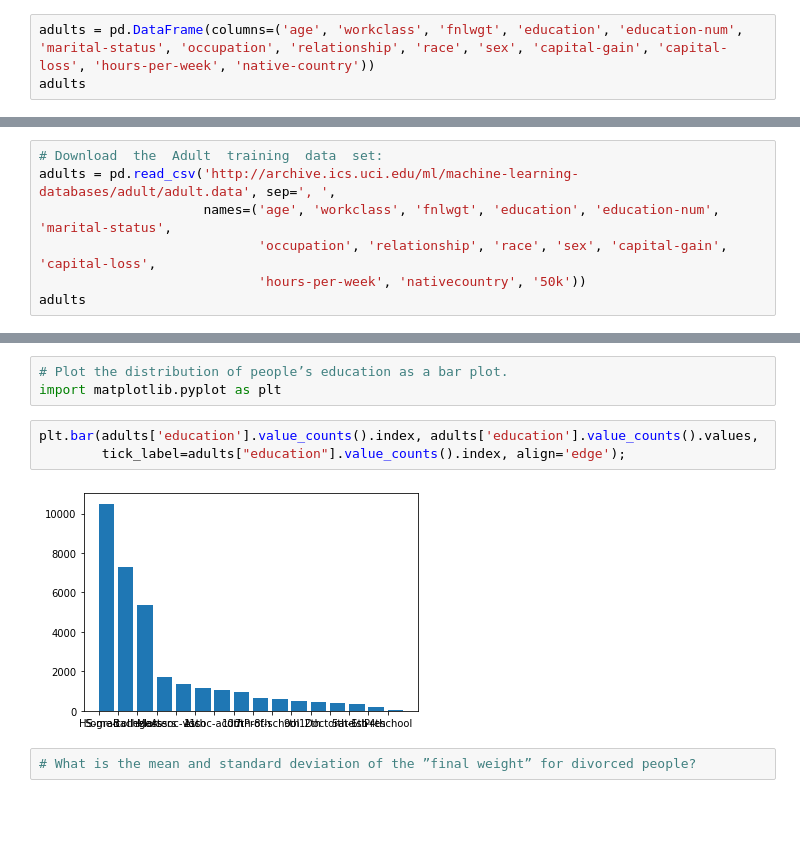
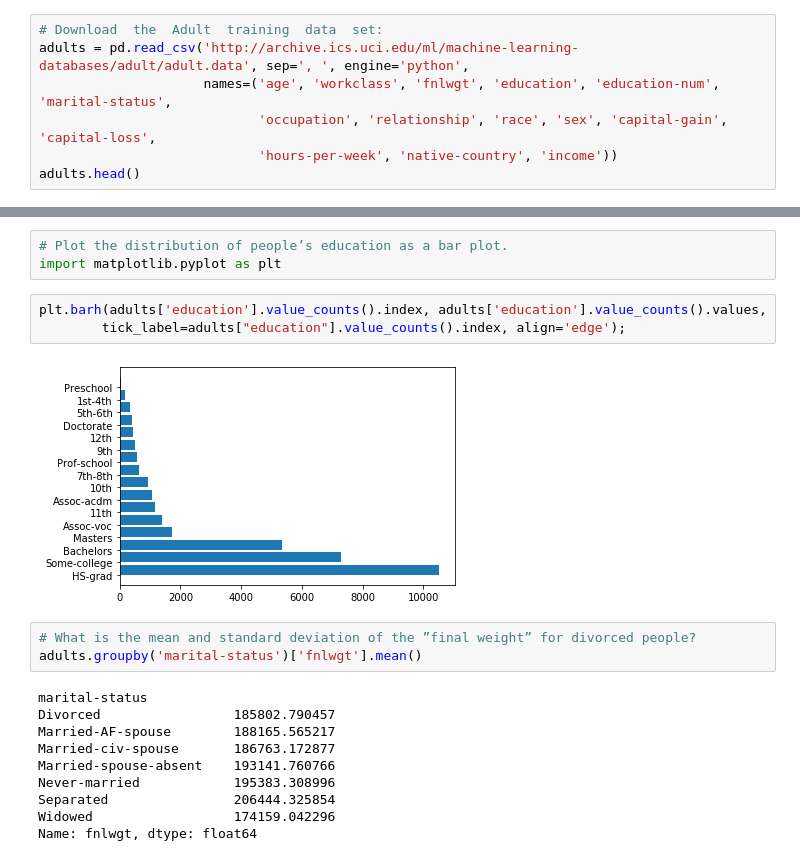
Before and after one commit to Kinetikm/AppliedPythonF2019, a Jupyter notebook: homeworks/homework_05_ml/Вторник/Untitled.ipynb, the cells around one changed output, grey strips where cells are left out. Cells and saved outputs as stored; diff of their text form; blank space fills up the shorter version.

```diff
--- a/homeworks/homework_05_ml/Вторник/Untitled.ipynb
+++ b/homeworks/homework_05_ml/Вторник/Untitled.ipynb
@@ -2,7 +2,11 @@
 import numpy as np
 import pandas as pd
 # %%
-adults = pd.DataFrame(columns=('age', 'workclass', 'fnlwgt', 'education', 'education-num', 'marital-status', 'occupation', 'relationship', 'race', 'sex', 'capital-gain', 'capital-loss', 'hours-per-week', 'native-country'))
-adults
+# Download  the  Adult  training  data  set:
+adults = pd.read_csv('http://archive.ics.uci.edu/ml/machine-learning-databases/adult/adult.data', sep=', ', engine='python',
+                     names=('age', 'workclass', 'fnlwgt', 'education', 'education-num', 'marital-status',
+                            'occupation', 'relationship', 'race', 'sex', 'capital-gain', 'capital-loss',
+                            'hours-per-week', 'native-country', 'income'))
+adults.head()
 # %% [output]
 |  | age | workclass | fnlwgt | education | education-num | marital-status | occupation | relationship | ... |
@@ -9,7 +17,0 @@ adults
-# %%
-# Download  the  Adult  training  data  set:
-adults = pd.read_csv('http://archive.ics.uci.edu/ml/machine-learning-databases/adult/adult.data', sep=', ',
-                     names=('age', 'workclass', 'fnlwgt', 'education', 'education-num', 'marital-status',
-                            'occupation', 'relationship', 'race', 'sex', 'capital-gain', 'capital-loss',
-                            'hours-per-week', 'nativecountry', '50k'))
-adults
@@ -55,9 +38,20 @@ Name: sex, dtype: float64
 # Plot the distribution of people’s education as a bar plot.
 import matplotlib.pyplot as plt
 # %%
-plt.bar(adults['education'].value_counts().index, adults['education'].value_counts().values,
+plt.barh(adults['education'].value_counts().index, adults['education'].value_counts().values,
         tick_label=adults["education"].value_counts().index, align='edge');
 # %% [output]
-[figure, old version]
+[figure, new version]
 # %%
 # What is the mean and standard deviation of the ”final weight” for divorced people?
+adults.groupby('marital-status')['fnlwgt'].mean()
+# %% [output]
+marital-status
+Divorced                 185802.790457
+Married-AF-spouse        188165.565217
+Married-civ-spouse       186763.172877
+Married-spouse-absent    193141.760766
+Never-married            195383.308996
+Separated                206444.325854
+Widowed                  174159.042296
+Name: fnlwgt, dtype: float64
```
Also changed, not shown: parts of 12 cells of this notebook, 3 other files.
